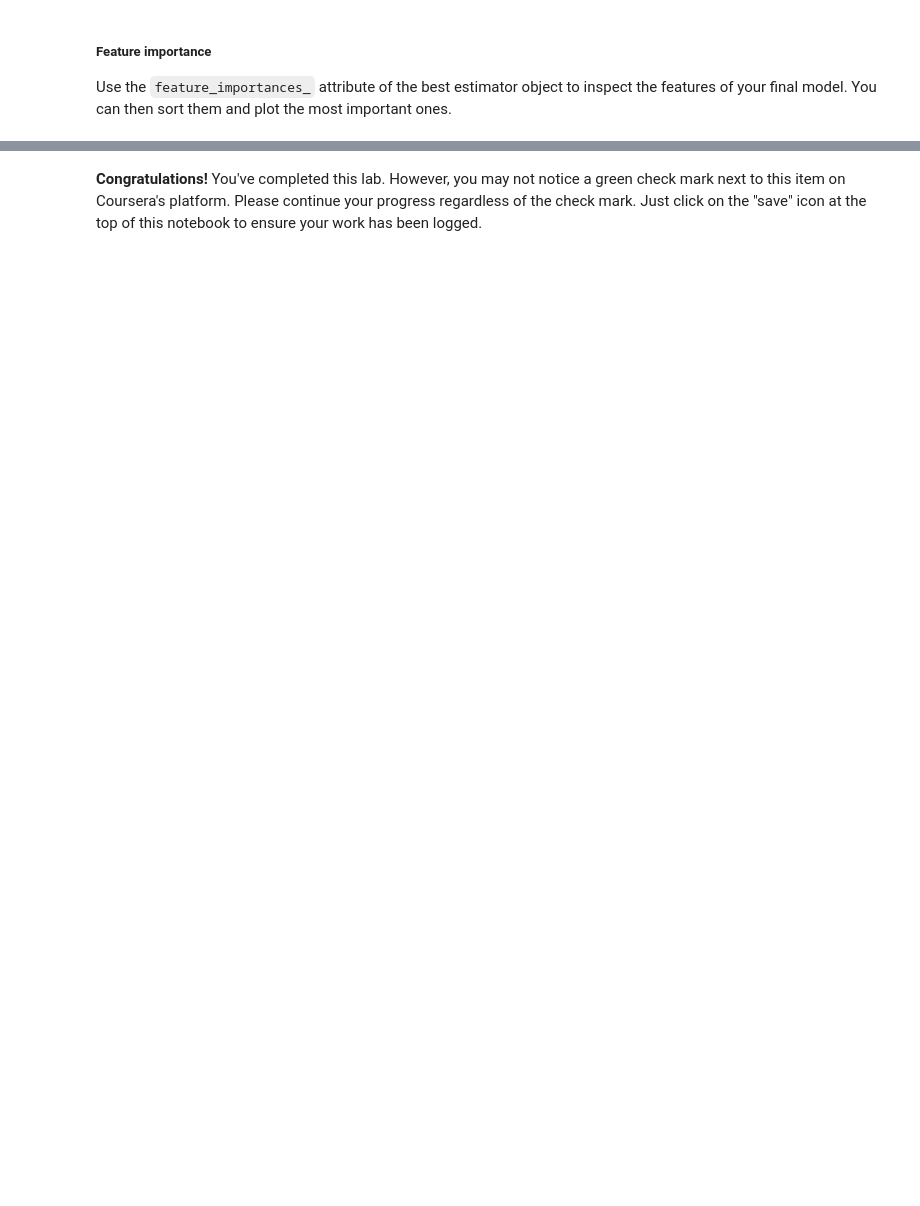
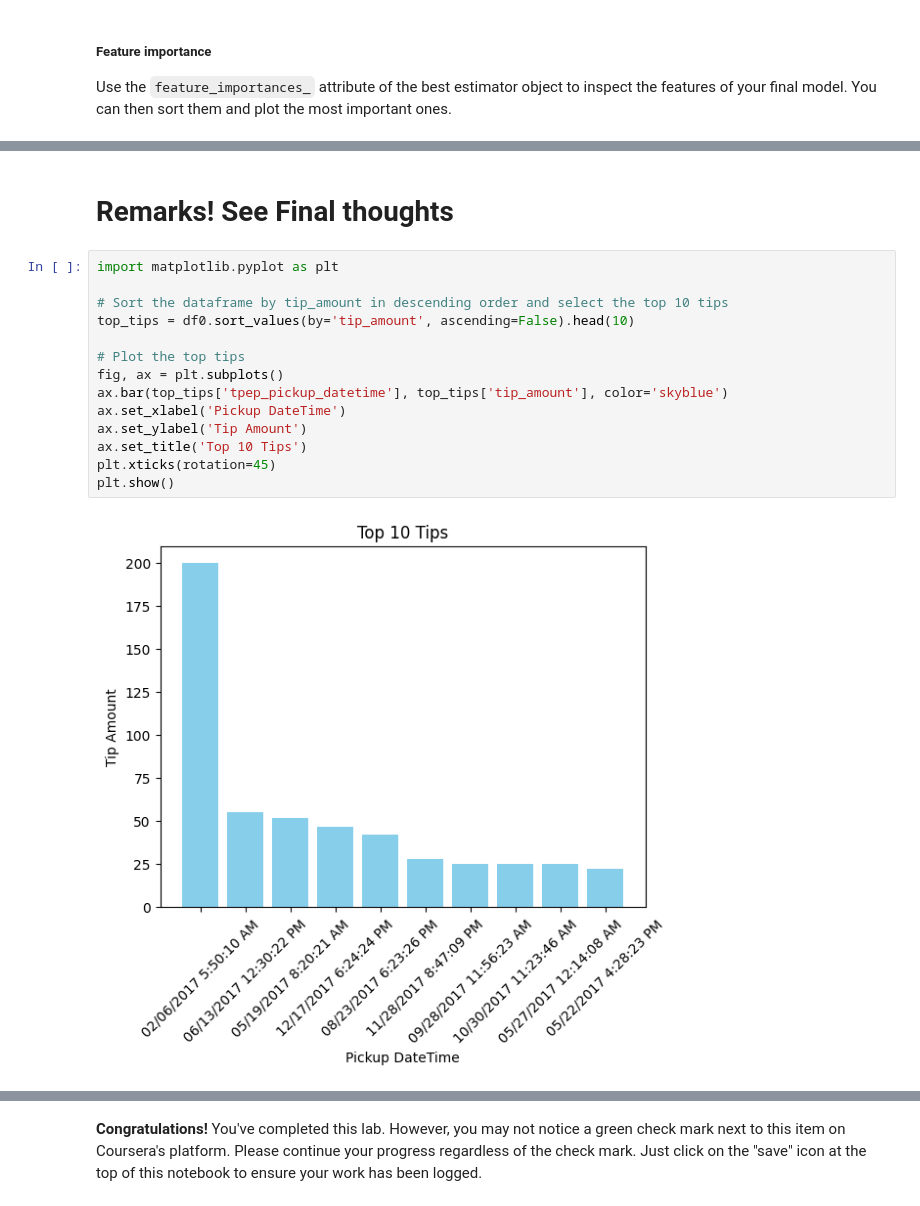
Before and after one commit to watashiaashishgurung/NYC-TLC-automatidata, a Jupyter notebook: Activity_Course 6 Automatidata project lab.ipynb, the cells around one changed output, grey strips where cells are left out. Cells and saved outputs as stored; diff of their text form; blank space fills up the shorter version.

```diff
--- a/Activity_Course 6 Automatidata project lab.ipynb
+++ b/Activity_Course 6 Automatidata project lab.ipynb
@@ -949,0 +1070,18 @@ Remember, sometimes your data simply will not be predictive of your chosen targe
+# %% [markdown]
+# Remarks! See Final thoughts
+# %%
+import matplotlib.pyplot as plt
+
+# Sort the dataframe by tip_amount in descending order and select the top 10 tips
+top_tips = df0.sort_values(by='tip_amount', ascending=False).head(10)
+
+# Plot the top tips
+fig, ax = plt.subplots()
+ax.bar(top_tips['tpep_pickup_datetime'], top_tips['tip_amount'], color='skyblue')
+ax.set_xlabel('Pickup DateTime')
+ax.set_ylabel('Tip Amount')
+ax.set_title('Top 10 Tips')
+plt.xticks(rotation=45)
+plt.show()
+# %% [output]
+[figure, added]
```
Also changed, not shown: parts of 49 cells of this notebook.
